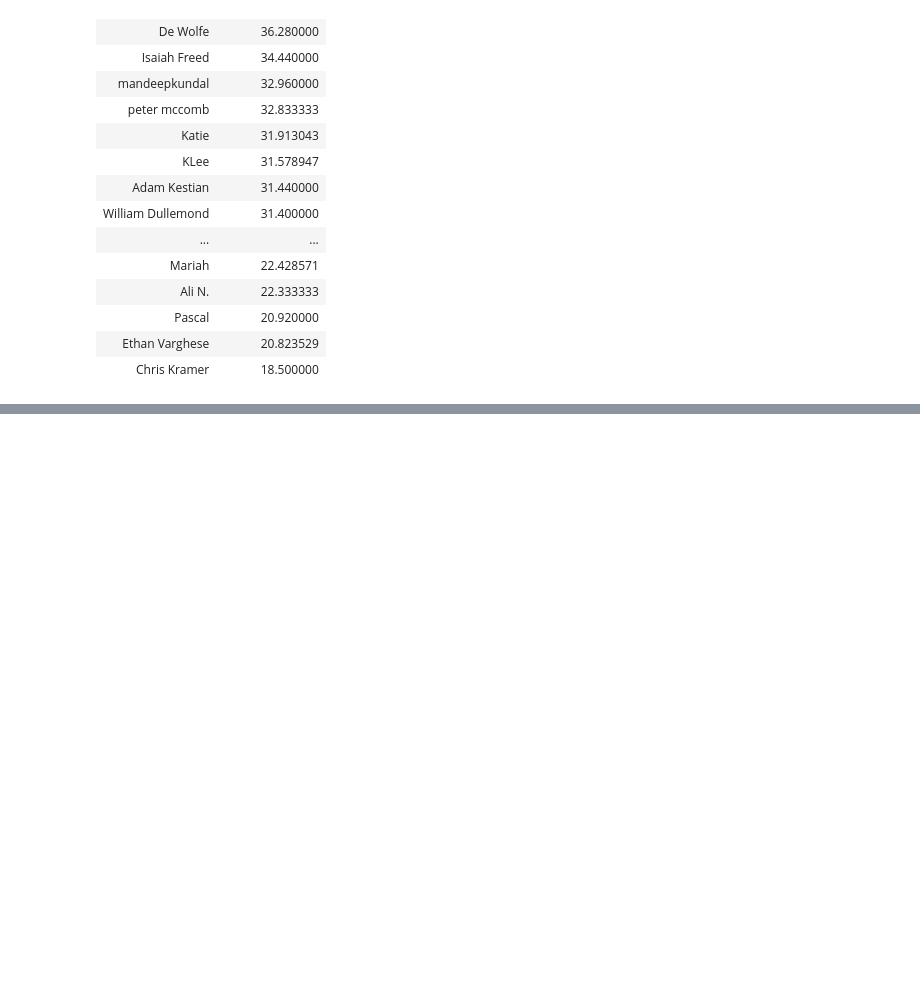
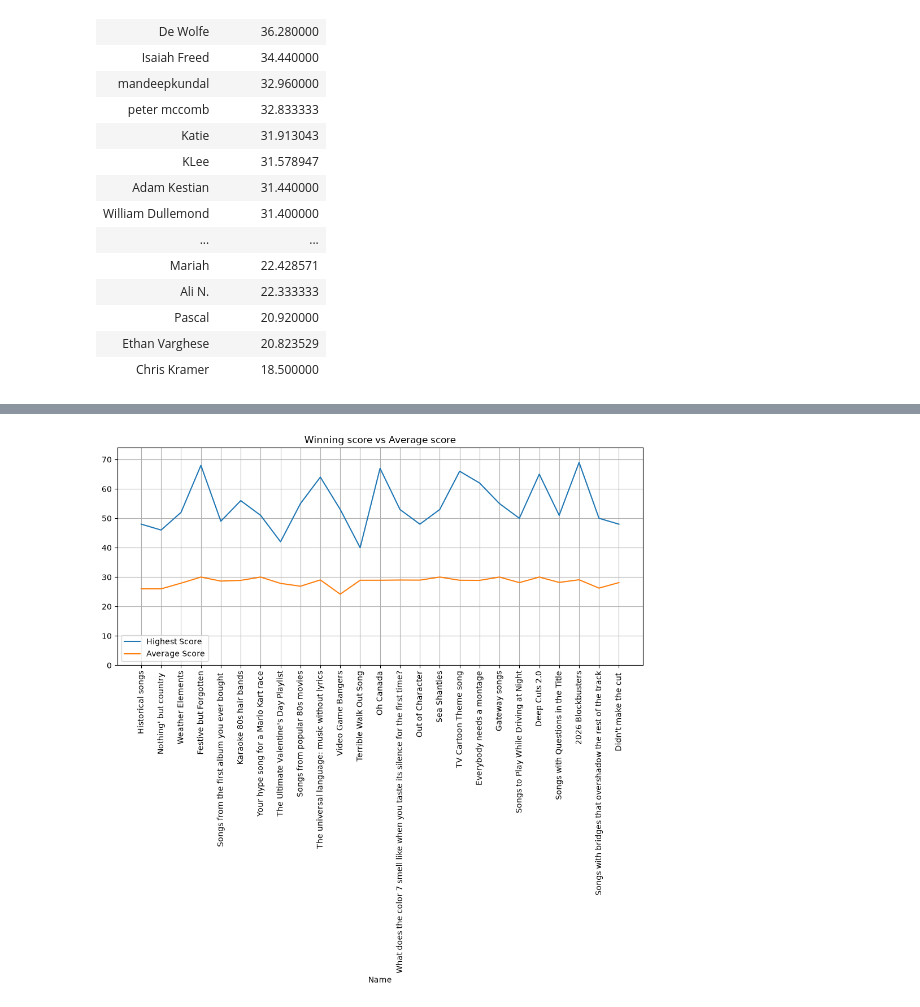
Before and after one commit to Briggernaut/MusicLeagueAnalysis, a Jupyter notebook: MusicLeagueAnalysis.ipynb, the cells around one changed output, grey strips where cells are left out. Cells and saved outputs as stored; diff of their text form; code cells hidden in the pictures; blank space fills up the shorter version.

```diff
--- a/MusicLeagueAnalysis.ipynb
+++ b/MusicLeagueAnalysis.ipynb
@@ -140,2 +176,33 @@ print(filtered_df)
 # %%
 # Round stats who submitted last, who voted last, most votes given by a single person
+round_stats = []
+for roundId in roundIds:
+    voted_last = get_player_name_from_id(votes_df.loc[votes_df[votes_df['Round ID'] == roundId]['Created'].idxmax(), 'Voter ID'])
+    submitted_last = get_player_name_from_id(submissions_df.loc[submissions_df[submissions_df['Round ID'] == roundId]['Created'].idxmax(), 'Submitter ID'])
+    #print ("voted last "+voted_last)
+    #print ("submitted last "+submitted_last)
+    most_points = votes_df.loc[votes_df[votes_df['Round ID'] == roundId]['Points Assigned'].idxmax(), 'Points Assigned']
+    #print ("most points "+str(most_points))
+    #gives us a df with URI and sum of votes
+    round_results = votes_df.loc[votes_df['Round ID'] == roundId].groupby('Spotify URI', as_index=False)['Points Assigned'].sum()
+    #print(round_results)
+    ave_points_per_song= round_results['Points Assigned'].mean()
+    #print ("average points per song "+str(ave_points_per_song))
+    highest_score = round_results['Points Assigned'].max()
+    #print('highest score '+str(highest_score))
+    #get winner name from highest score
+    winning_song = round_results.loc[round_results['Points Assigned']==highest_score,'Spotify URI'].values[0]
+    #print('Winning song ' +winning_song)
+    winner =  get_player_name_from_id(submissions_df.loc[(submissions_df['Round ID'] == roundId) & (submissions_df['Spotify URI'] == winning_song),'Submitter ID'].values[0])
+    #TODO: need to score tiebreak by # voters, create a whole rank column for use later
+    #print('Winner '+winner)
+    round_stats.append({'Name': get_round_name_from_id(roundId), 'Winner': winner, 'Highest Score':highest_score, 'Average Score':ave_points_per_song, 'Most Votes':most_points,'Submitted Last': submitted_last, 'Voted Last':voted_last})
+
+round_stats_df = pd.DataFrame(round_stats)
+display(round_stats_df.style.hide(axis="index"))
+score_v_average = round_stats_df[['Name', 'Highest Score','Average Score']]
+ax= score_v_average.set_index('Name').plot.line(title='Winning score vs Average score', grid=True,figsize=(12, 5),ylim=(0, score_v_average['Highest Score'].max() + 5))
+ax.set_xticks(np.arange(len(score_v_average)))
+ax.set_xticklabels(score_v_average.Name, rotation=90)
+plt.show()
+# %% [output]
@@ -141,0 +226 @@ print(filtered_df)
+[figure, added]
```
Also changed, not shown: parts of 7 cells of this notebook, 4 other files.
